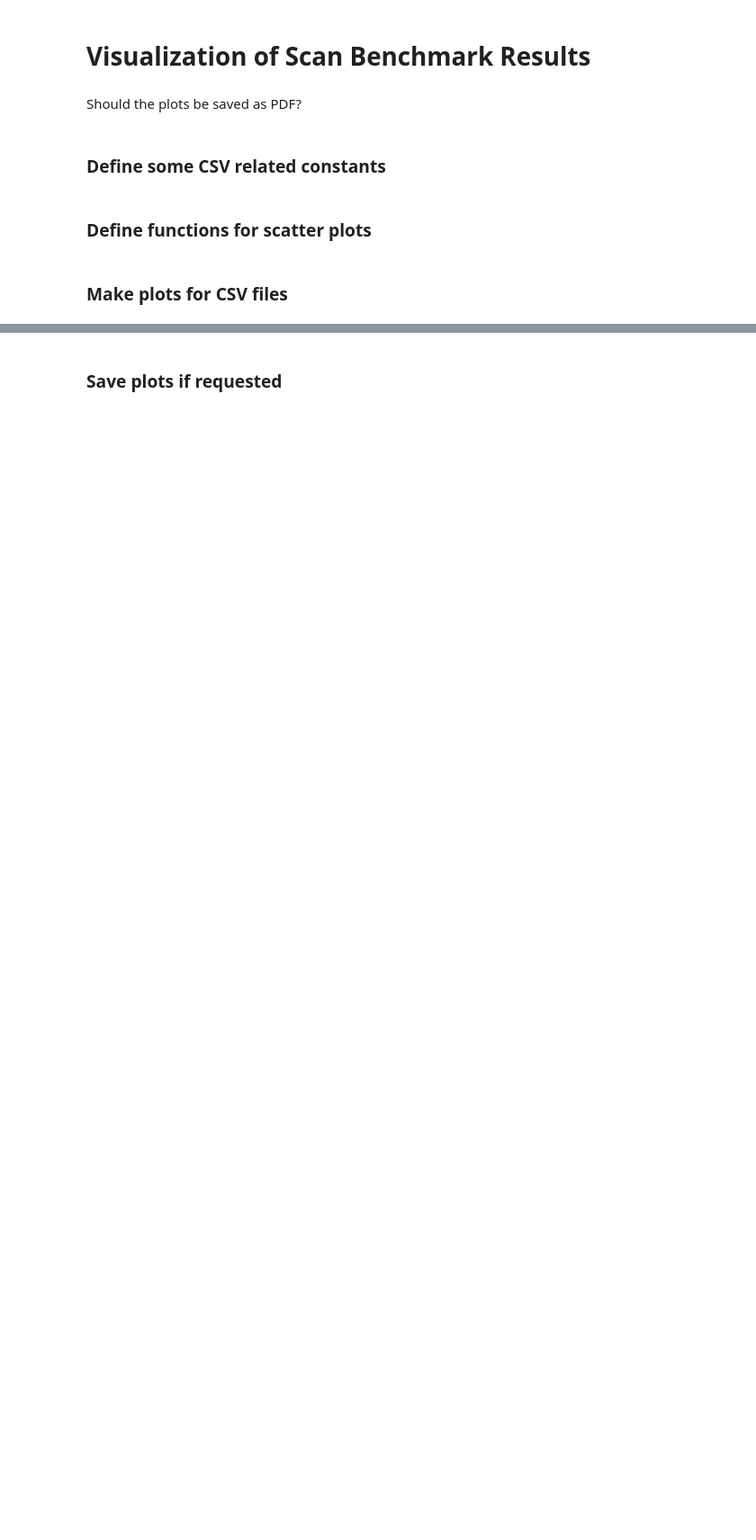
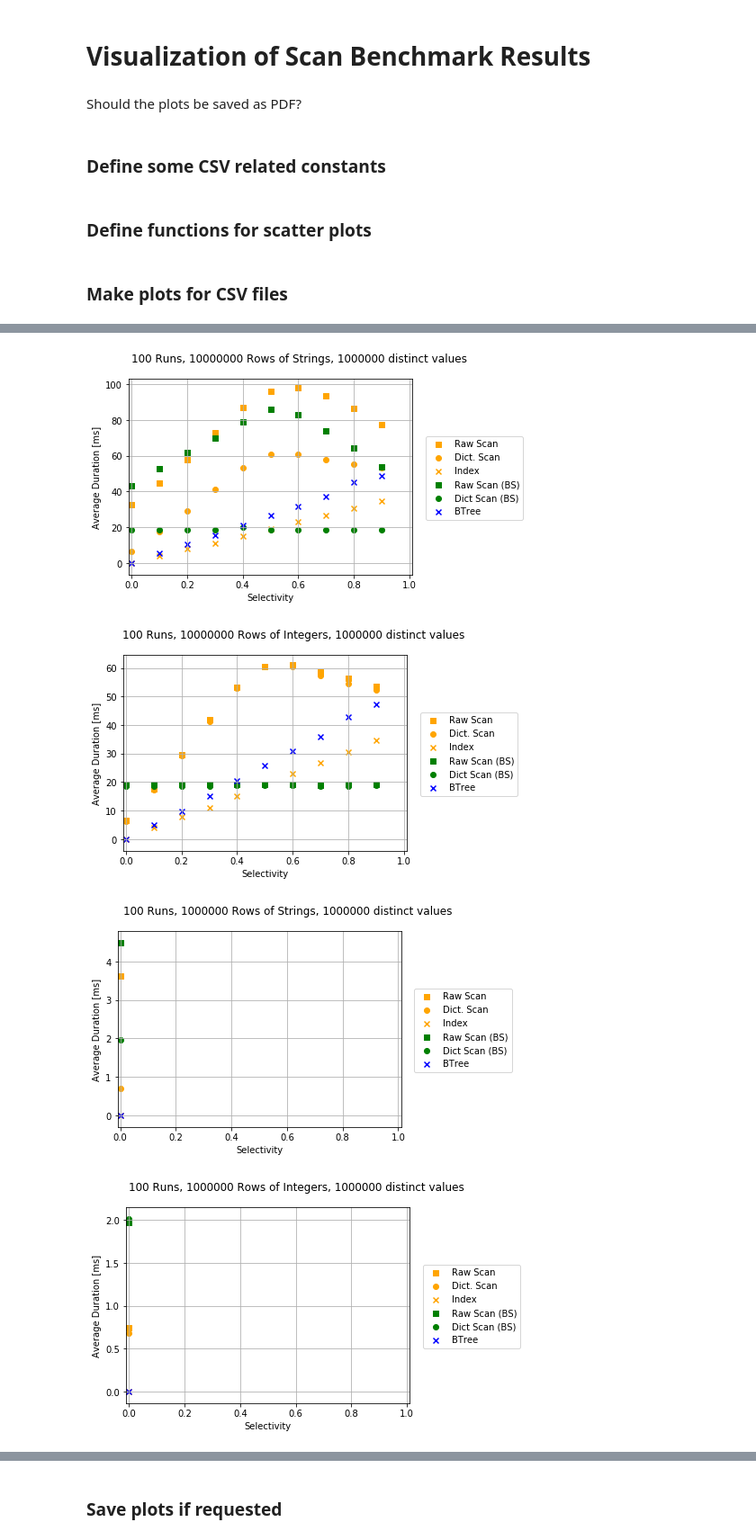
Before and after one commit to d-justen/index-vs-scan, a Jupyter notebook: visualization/result_visualization.ipynb, the cells around one changed output, grey strips where cells are left out. Shown at 90% size. Drawn from its saved outputs; the diff is of its cells as text; code cells hidden in the pictures; blank space fills up the shorter version.

Commit message:
update visualization

```diff
--- a/visualization/result_visualization.ipynb
+++ b/visualization/result_visualization.ipynb
@@ -67,7 +67,6 @@ def get_comparing_scatter_plot(x, ys, labels, axes, title):
     markers = ['s', 'o', 'x']
     colors = ['orange', 'orange', 'orange', 'green', 'green', 'blue']
 
-
     fig = plt.figure(figsize=(7, 4))
     ax1 = fig.add_subplot(111)
     for i in range(len(y)):
@@ -81,5 +80,23 @@ def get_comparing_scatter_plot(x, ys, labels, axes, title):
     fig.subplots_adjust(right=0.75)
 
     return fig
+
+
+def plot_df(dataframe, column_type, distinct_values):
+    dataframe = dataframe.sort_values('selectivity', ascending=True)
+    raw, dic, index, raw_bitset, dic_bitset, btree = get_dataframes_per_operation(dataframe)
+    raw_mean_durations, raw_bs_mean_durations, dic_mean_durations, dic_bs_mean_durations, index_mean_durations, btree_mean_durations  = get_mean_durations_by_operation_and_selectivity(raw, raw_bitset, dic, dic_bitset, index, btree)
+    durations = [raw_mean_durations, dic_mean_durations, index_mean_durations, raw_bs_mean_durations, dic_bs_mean_durations, btree_mean_durations ]
+    methods = ['Raw Scan', 'Dict. Scan', 'Index', 'Raw Scan (BS)', 'Dict Scan (BS)', 'BTree']
+    selectivities = dataframe['selectivity'].unique()
+    runs = round(float(dataframe[dataframe.selectivity == dataframe['selectivity'].unique()[0]].shape[0]) / len(methods))
+    rows = round(dataframe.row_count.mean())
+    axes = {
+        'x': 'Selectivity',
+        'y': 'AvgDuration',
+        'x_label': 'Selectivity',
+        'y_label': 'Average Duration [ms]'
+    }
+    return get_comparing_scatter_plot(selectivities, durations, methods, axes, '{} Runs, {} Rows of {}, {} distinct values'.format(runs, rows, column_type, distinct_values))
 # %% [markdown]
 ### Make plots for CSV files
@@ -124,0 +103,26 @@ plots.append(get_comparing_scatter_plot(int_selectivities, int_durs, methods, ax
+# %%
+plots = []
+
+axes = {
+    'x': 'Selectivity',
+    'y': 'AvgDuration',
+    'x_label': 'Selectivity',
+    'y_label': 'Average Duration [ms]',
+}
+
+plots.append(plot_df(get_df('./10000000_string.csv'), 'Strings', 1000000))
+plots.append(plot_df(get_df('./10000000_int.csv'), 'Integers', 1000000))
+
+files = [ './1000000-1.csv', './1000000-2.csv', './1000.csv', './10-1.csv', './10-2.csv' ]
+distinct_values = [1000000, 1000, 100, 10, 2]
+for i in range(len(files)):
+    df = get_df(files[i])
+    df_int = df[df.column_type == TYPE_INT]
+    df_string = df[df.column_type == TYPE_STRING]
+    plots.append(plot_df(df_string, 'Strings', distinct_values[i]))
+    plots.append(plot_df(df_int, 'Integers', distinct_values[i]))
+# %% [output]
+[figure, added]
+[figure, added]
+[figure, added]
+[figure, added]
```
Also changed, not shown: parts of 2 cells of this notebook, 1 other file.
